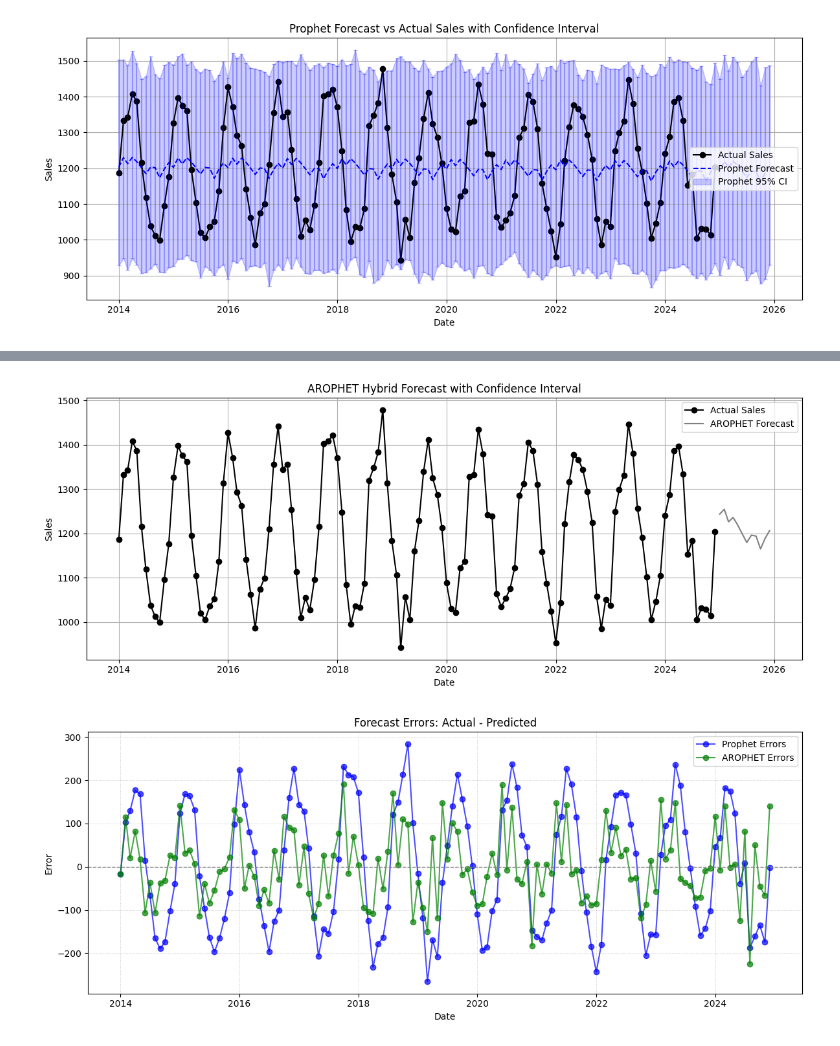
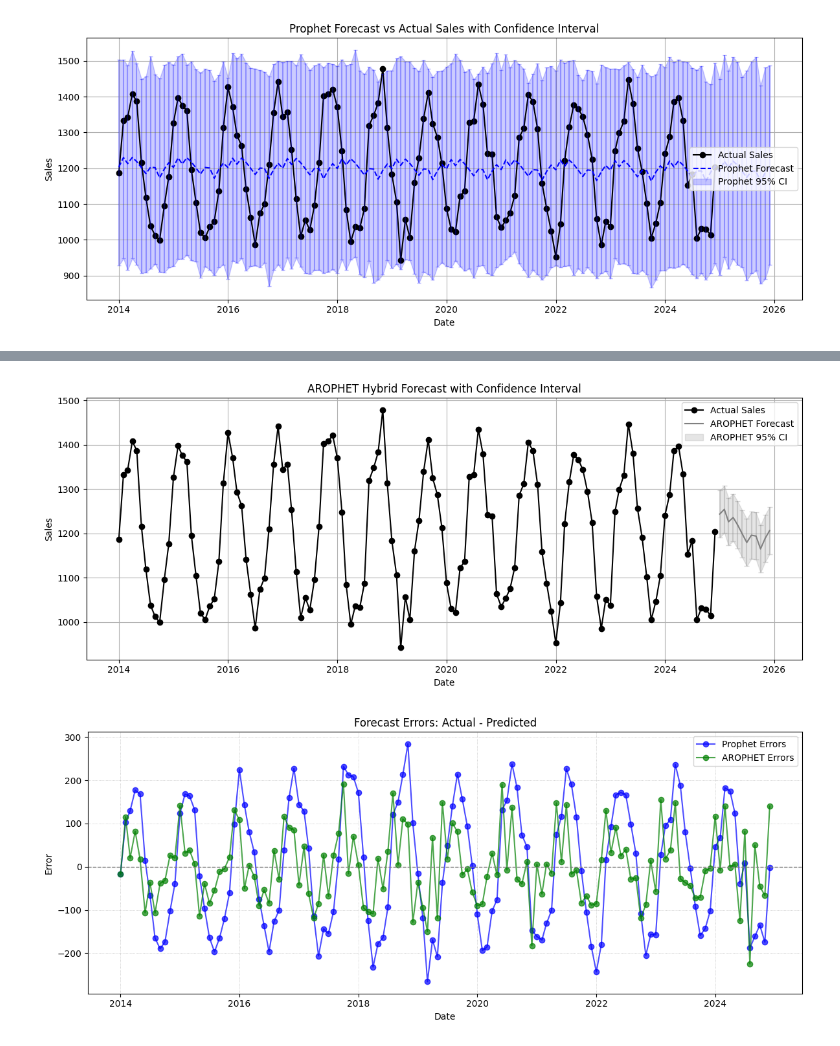
Before and after one commit to ashiqurrahmanshihab/Hybrid_Demand_Forecasting_and-Reorder_Point_Planning_Using_AROPHET, a Jupyter notebook: Alton_20_Sales_Data_2014_2024.ipynb, the cells around one changed output, grey strips where cells are left out. Cells and saved outputs as stored; diff of their text form; code cells hidden in the pictures.

```diff
--- a/Alton_20_Sales_Data_2014_2024.ipynb
+++ b/Alton_20_Sales_Data_2014_2024.ipynb
@@ -764,6 +726,17 @@ plt.figure(figsize=(12, 5))
 
 # Plot actual sales data
 plt.plot(df_clean['ds'], df_clean['y'], label='Actual Sales', marker='o', color='black')
+
+# --- Estimate AROPHET confidence interval using standard deviation ---
+k = 1.96  # 95% confidence for normal distribution
+
+# Estimate standard deviation of AROPHET (same for all points as a conservative proxy)
+arophet_std = forecast_2025['yhat_hybrid'].std()
+
+# Construct confidence interval bounds
+forecast_2025['arophet_lower'] = forecast_2025['yhat_hybrid'] - k * arophet_std
+forecast_2025['arophet_upper'] = forecast_2025['yhat_hybrid'] + k * arophet_std
+
 
 # Plot AROPHET hybrid forecast median
 plt.plot(
@@ -814,4 +786,4 @@ Warning: 'arophet_lower' and/or 'arophet_upper' columns are missing. Skipping CI
-[figure, old version]
+[figure, new version]
 # %%
 import matplotlib.pyplot as plt
 
```
Also changed, not shown: parts of 13 cells of this notebook, 1 other file.
